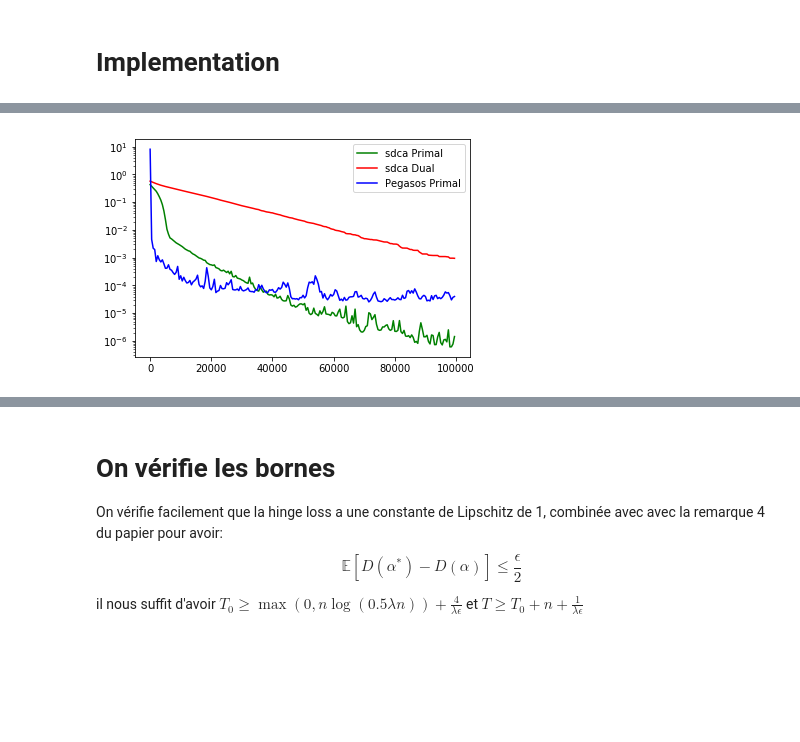
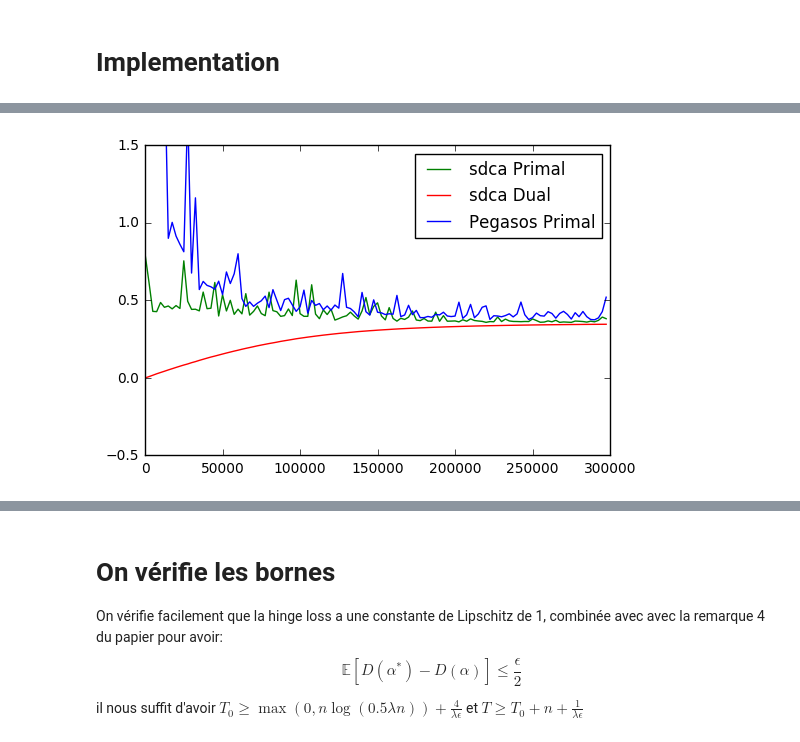
Before and after one commit to schechtman/SDCA, a Jupyter notebook: Untitled.ipynb, the cells around one changed output, grey strips where cells are left out. Drawn from its saved outputs; the diff is of its cells as text; code cells hidden in the pictures; blank space fills up the shorter version.

Commit message:
cool graphs

```diff
--- a/Untitled.ipynb
+++ b/Untitled.ipynb
@@ -152,11 +150,0 @@ save_loss = 1000
-# %%
-lmd = 1
-n = y_train.shape[0]
-eps = 0.1
-C_scikit = 1 / (lmd * y_train.shape[0])
-
-T_0 = np.ceil(max(0, n * np.log(0.5 * lmd * n)) +  4 / (lmd * eps))
-n_iter = np.ceil(T_0 + n + 1 / (lmd * eps))
-n_iter, T_0 = int(n_iter), int(T_0)
-
-print(n_iter, T_0)
@@ -190,0 +191,7 @@ plt.yscale("log")
+# %%
+lmd = 1e-4
+n = y_train.shape[0]
+C_scikit = 1 / (lmd * n)
+
+n_iter = 3 * 10**5
+save_loss = 2500
@@ -190,0 +203,2 @@ plt.yscale("log")
+# %%
+w, alpha, P, D, C, C2 = sdca(X_train, y_train, n_iter=n_iter, option="high_prob",lmd=lmd, save_loss=save_loss, option2=None)
@@ -190,0 +209,3 @@ plt.yscale("log")
+# %%
+w_peg, P_peg, C_peg, C2_peg = Pegasos(
+    X_train, y_train, n_iter=n_iter, lmd=lmd, save_loss=save_loss, option2=None)
@@ -191,10 +220,10 @@ plt.yscale("log")
 # %%
-plt.plot(np.arange(0, n_iter, save_loss), np.array(P) - P_star , c="green", label="sdca Primal")
-plt.plot(np.arange(0, n_iter, save_loss), P_star - np.array(D), c="red", label="sdca Dual")
-plt.plot(np.arange(0, n_iter, save_loss), np.array(P_peg) - P_star, c="blue", label="Pegasos Primal")
+plt.plot(np.arange(0, n_iter, save_loss), np.array(P) , c="green", label="sdca Primal")
+plt.plot(np.arange(0, n_iter, save_loss), np.array(D), c="red", label="sdca Dual")
+plt.plot(np.arange(0, n_iter, save_loss), np.array(P_peg), c="blue", label="Pegasos Primal")
 #plt.plot(np.arange(0, n_iter, save_loss), np.array(P) - np.array(D), "r--", label="Duality gap")
-#plt.ylim((-0.5, 1.5))
+plt.ylim((-0.5, 1.5))
 plt.legend()
-plt.yscale("log")
+plt.yscale("linear")
 # %% [output]
-[figure, old version]
+[figure, new version]
```
Also changed, not shown: parts of 30 cells of this notebook.
